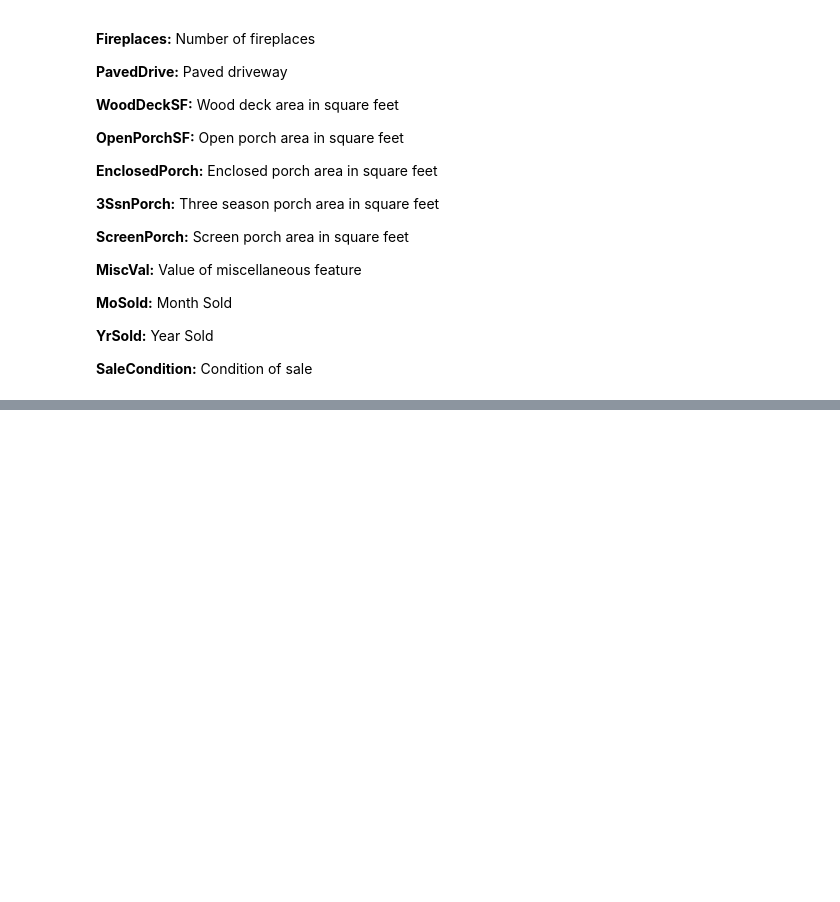
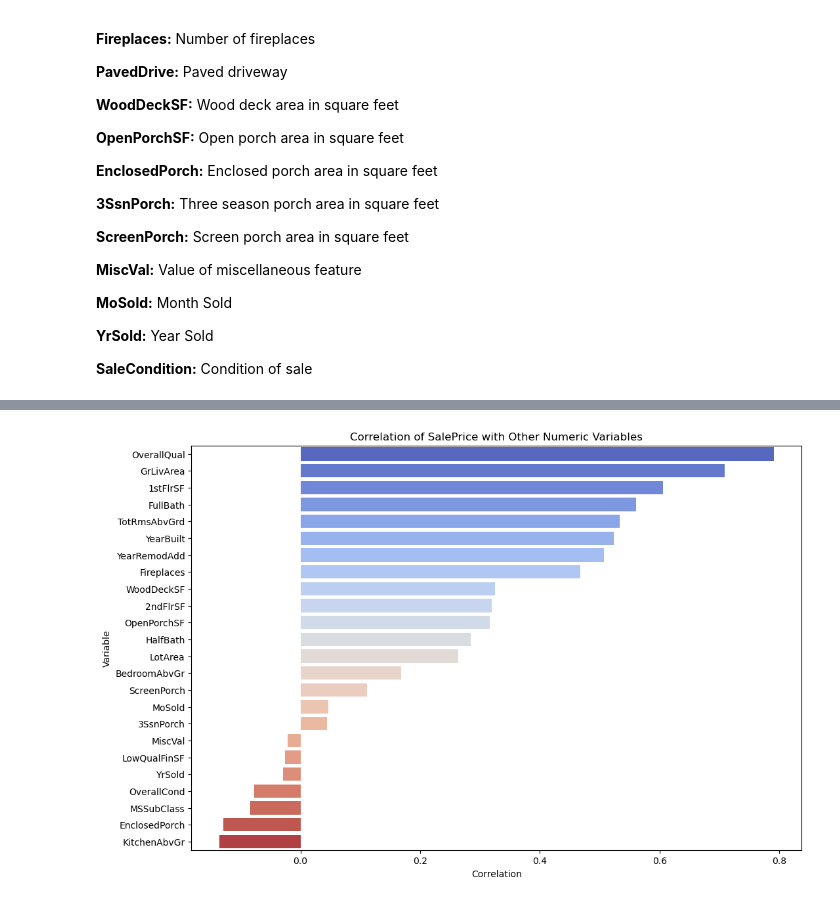
Before and after one commit to FoxDavenport/PIC16BFinalProject, a Jupyter notebook: FinalProject16B.ipynb, the cells around one changed output, grey strips where cells are left out. Drawn from its saved outputs; the diff is of its cells as text; code cells hidden in the pictures; blank space fills up the shorter version.

```diff
--- a/FinalProject16B.ipynb
+++ b/FinalProject16B.ipynb
@@ -251,0 +321,21 @@ We still do not know exactly what units some of these numerical features are in.
+# %%
+# Select only numeric columns
+num_cols_corr = train_data.select_dtypes(include=['int64', 'float64'])
+
+# Compute the correlation matrix
+corr_data = num_cols_corr.corr()
+
+# Get the correlation of 'SalePrice' with all other numeric variables, excluding self-correlation
+sales_price_corr = corr_data["SalePrice"].drop('SalePrice').sort_values(ascending=False)
+
+# Convert to DataFrame for plotting
+sales_price_corr_df = sales_price_corr.to_frame().reset_index()
+sales_price_corr_df.columns = ['Variable', 'Correlation']
+
+# Plotting the 'SalePrice' correlations using a bar plot
+plt.figure(figsize=(12, 8))
+sns.barplot(x='Correlation', y='Variable', data=sales_price_corr_df, palette='coolwarm')
+plt.title('Correlation of SalePrice with Other Numeric Variables')
+plt.show()
+# %% [output]
+[figure, added]
```
Also changed, not shown: parts of 13 cells of this notebook.
